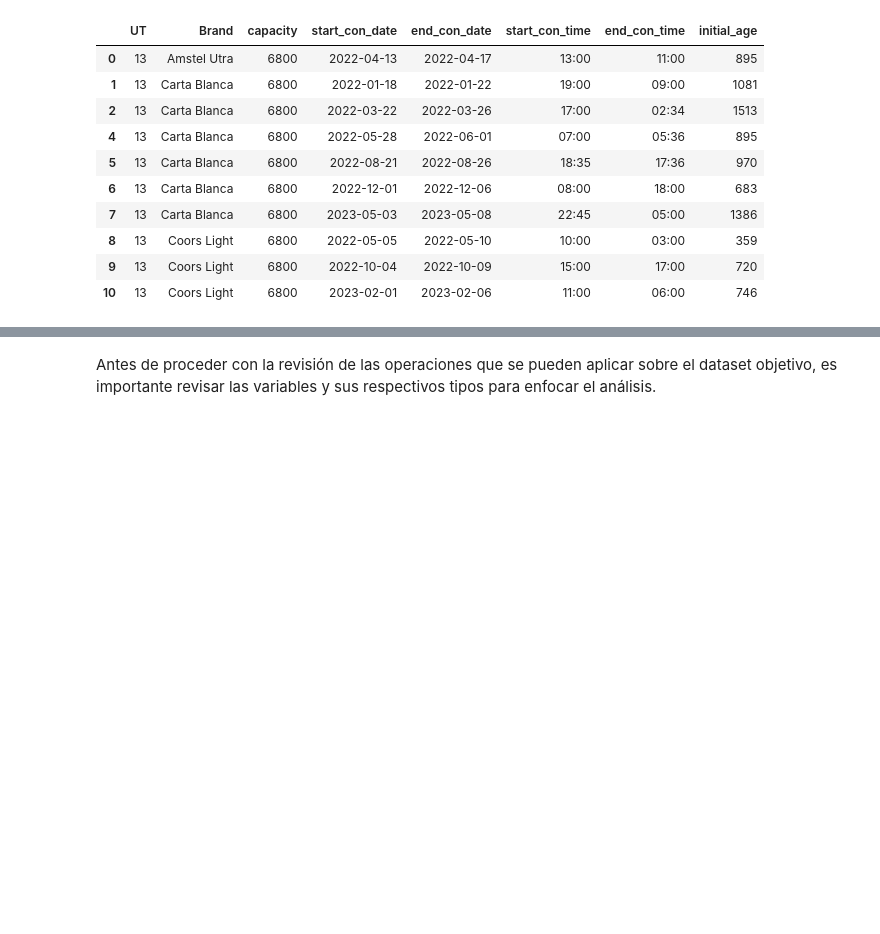
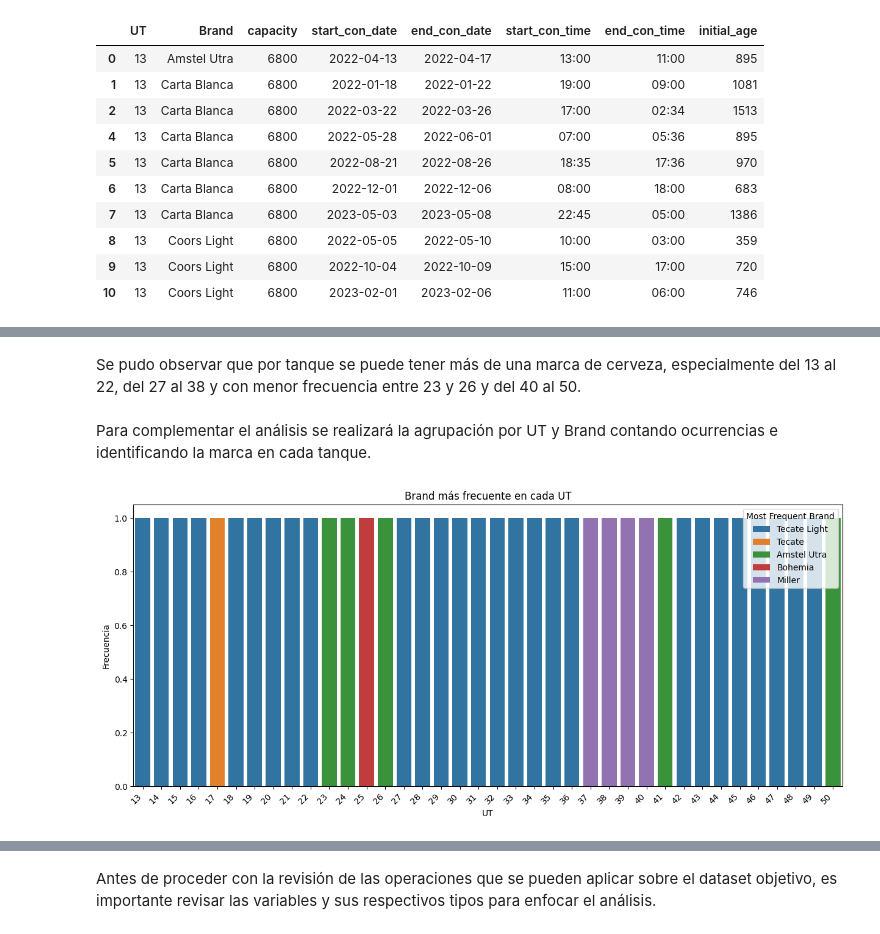
Before and after one commit to A01793469/CO2MassBalance_Equipo6, a Jupyter notebook: Avance3_Equipo6.ipynb, the cells around one changed output, grey strips where cells are left out. Cells and saved outputs as stored; diff of their text form; code cells hidden in the pictures; blank space fills up the shorter version.

Commit message:
Complementar análisis exploratorio, implementar modelos de regresión y analizar resultados

```diff
--- a/Avance3_Equipo6.ipynb
+++ b/Avance3_Equipo6.ipynb
@@ -523,0 +567,23 @@ temp_registers_df.head(10)
+# %% [markdown]
+Se pudo observar que por tanque se puede tener más de una marca de cerveza, especialmente del 13 al 22, del 27 al 38 y con menor frecuencia entre 23 y 26 y del 40 al 50.
+# %% [markdown]
+Para complementar el análisis se realizará la agrupación por UT y Brand contando ocurrencias e identificando la marca en cada tanque.
+# %%
+# Agrupar por UT y Brand, contar las ocurrencias y encontrar la Brand más frecuente en cada UT
+brand_counts = temp_registers_df.groupby(['UT', 'Brand'])['Brand'].count().unstack().fillna(0)
+most_frequent_brand = brand_counts.idxmax(axis=1)
+
+# Crear un DataFrame con la Brand más frecuente para cada UT
+most_frequent_brand_df = pd.DataFrame({'UT': most_frequent_brand.index, 'Most Frequent Brand': most_frequent_brand.values})
+
+# Gráfica de barras para visualizar la Brand más frecuente en cada UT
+plt.figure(figsize=(15, 6))
+sns.countplot(x='UT', hue='Most Frequent Brand', data=most_frequent_brand_df)
+plt.title('Brand más frecuente en cada UT')
+plt.xlabel('UT')
+plt.ylabel('Frecuencia')
+plt.xticks(rotation=45, ha='right')
+plt.legend(title='Most Frequent Brand')
+plt.show()
+# %% [output]
+[figure, added]
```
Also changed, not shown: parts of 63 cells of this notebook.
